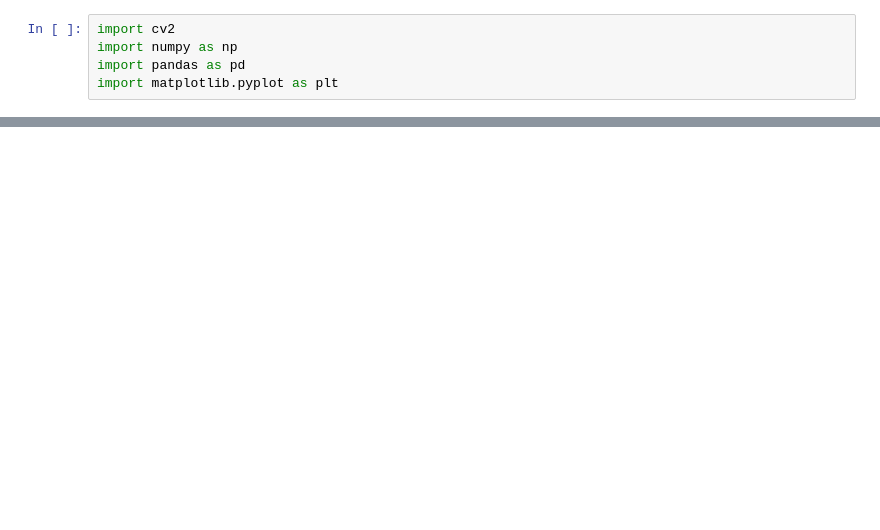
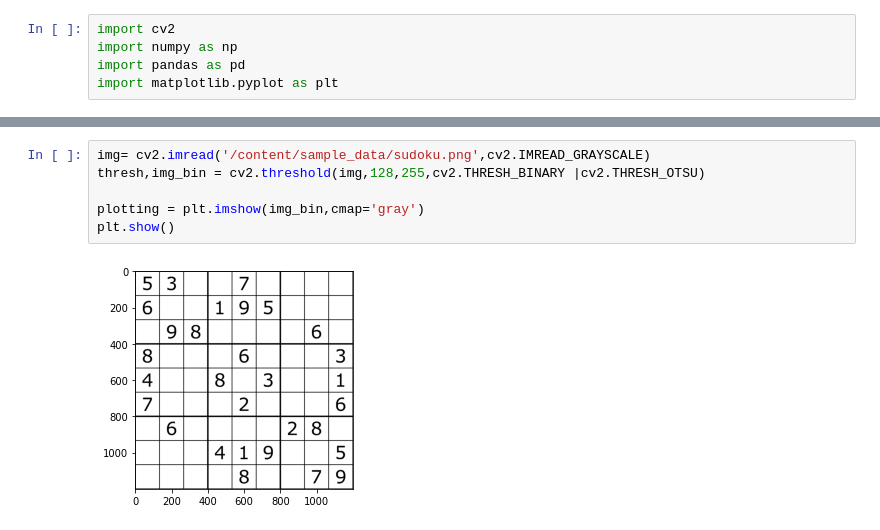
Before and after one commit to OlegTkhor/sudoku, a Jupyter notebook: Sudoku.ipynb, the cells around one changed output, grey strips where cells are left out. Saved outputs shown, nothing was run; the diff lists cells and outputs as text; blank space fills up the shorter version.

```diff
--- a/Sudoku.ipynb
+++ b/Sudoku.ipynb
@@ -7,0 +20,8 @@ import matplotlib.pyplot as plt
+# %%
+img= cv2.imread('/content/sample_data/sudoku.png',cv2.IMREAD_GRAYSCALE)
+thresh,img_bin = cv2.threshold(img,128,255,cv2.THRESH_BINARY |cv2.THRESH_OTSU)
+
+plotting = plt.imshow(img_bin,cmap='gray')
+plt.show()
+# %% [output]
+[figure, added]
```
Also changed, not shown: parts of 1 cell of this notebook.
